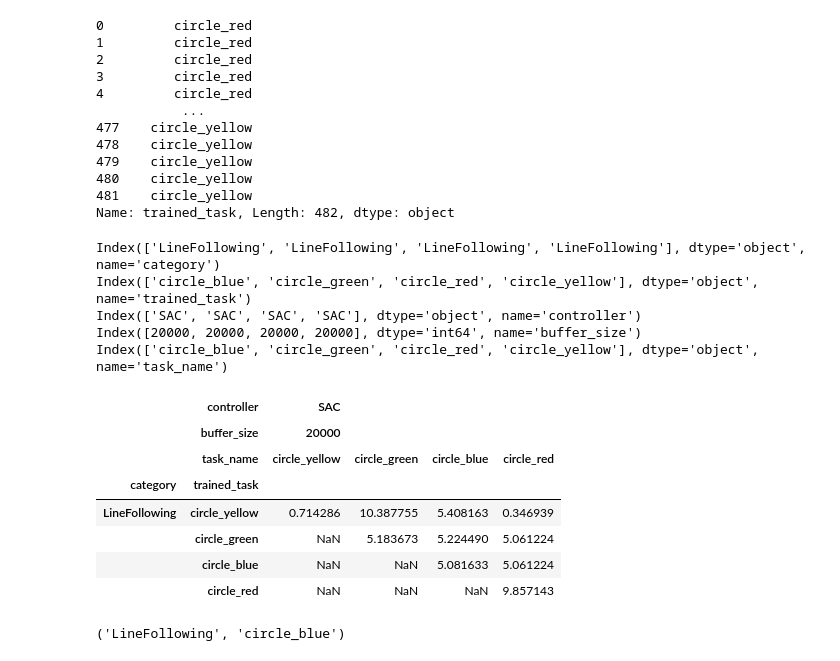
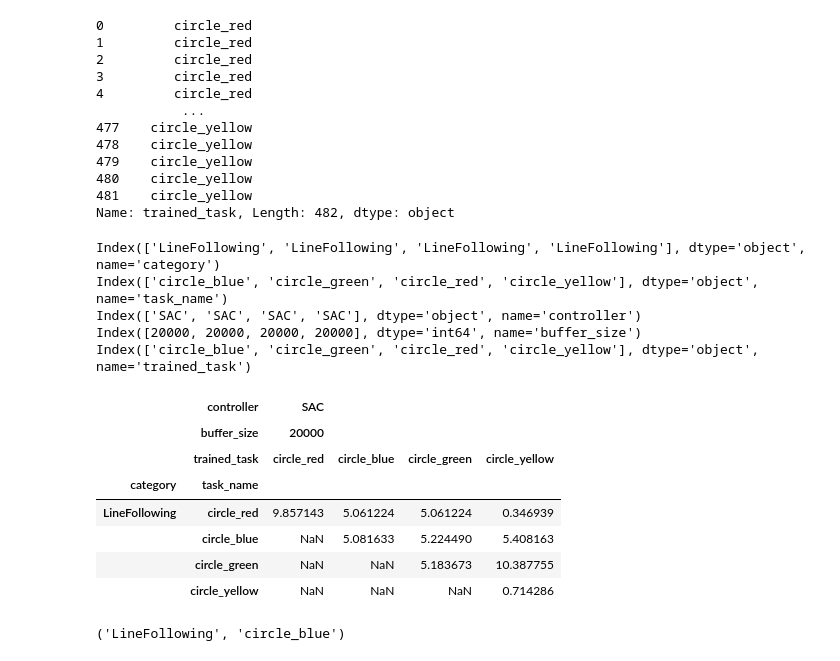
Before and after one commit to thd-research/regelum-playground, a Jupyter notebook: notebooks/check_log.ipynb, the cells around one changed output. Cells and saved outputs as stored; diff of their text form; code cells hidden in the pictures.

```diff
--- a/notebooks/check_log.ipynb
+++ b/notebooks/check_log.ipynb
@@ -501,45 +501,45 @@ if "eval" in df.phase.unique():
 
     pivot_table = pd.pivot_table(
         analyse_group_df.reset_index(),
-        columns=['controller', 'buffer_size', "task_name"],
-        index=["category", 'trained_task'],
+        columns=['controller', 'buffer_size', 'trained_task'],
+        index=["category", "task_name"],
         values="current_undiscounted_value", aggfunc="mean"
     )
 
 else:
     pivot_table = None
 
 
 def experiment_sort_index(index):
     print(index)
     if index.name == "category":
         category_list = ["PushingObject", "LineFollowing", "RobotPursuit"]
     #     return [category_list.index(n) for n in index]nt(index)
     # if index.name == "category":
     #     category_list = ["PushingObject", "LineFollowing", "RobotPursuit"]
     #     return [category_list.index(n) for n in index]
 
     if index.name in ["trained_task", "task_name"]:
         lf_list = ["circle_red", "circle_blue", "circle_green", "circle_yellow"]
         return [lf_list.index(n) for n in index]
 
     return [1 for _  in index]
 
-pivot_table.sort_index(key=experiment_sort_index, ascending=False).sort_index(key=experiment_sort_index, axis=1, ascending=False)
+pivot_table.sort_index(key=experiment_sort_index, ascending=True).sort_index(key=experiment_sort_index, axis=1, ascending=True)
 # %% [output]
 Index(['LineFollowing', 'LineFollowing', 'LineFollowing', 'LineFollowing'], dtype='object', name='category')
-Index(['circle_blue', 'circle_green', 'circle_red', 'circle_yellow'], dtype='object', name='trained_task')
+Index(['circle_blue', 'circle_green', 'circle_red', 'circle_yellow'], dtype='object', name='task_name')
 Index(['SAC', 'SAC', 'SAC', 'SAC'], dtype='object', name='controller')
 Index([20000, 20000, 20000, 20000], dtype='int64', name='buffer_size')
-Index(['circle_blue', 'circle_green', 'circle_red', 'circle_yellow'], dtype='object', name='task_name')
+Index(['circle_blue', 'circle_green', 'circle_red', 'circle_yellow'], dtype='object', name='trained_task')
 |  | controller | SAC |  |  |  |
 |  | buffer_size | 20000 |  |  |  |
-|  | task_name | circle_yellow | circle_green | circle_blue | circle_red |
-| category | trained_task |  |  |  |  |
-| LineFollowing | circle_yellow | 0.714286 | 10.387755 | 5.408163 | 0.346939 |
-|  | circle_green | NaN | 5.183673 | 5.224490 | 5.061224 |
-|  | circle_blue | NaN | NaN | 5.081633 | 5.061224 |
-|  | circle_red | NaN | NaN | NaN | 9.857143 |
+|  | trained_task | circle_red | circle_blue | circle_green | circle_yellow |
+| category | task_name |  |  |  |  |
+| LineFollowing | circle_red | 9.857143 | 5.061224 | 5.061224 | 0.346939 |
+|  | circle_blue | NaN | 5.081633 | 5.224490 | 5.408163 |
+|  | circle_green | NaN | NaN | 5.183673 | 10.387755 |
+|  | circle_yellow | NaN | NaN | NaN | 0.714286 |
 # %%
 pivot_table.index[0]
 # %% [output]
```
